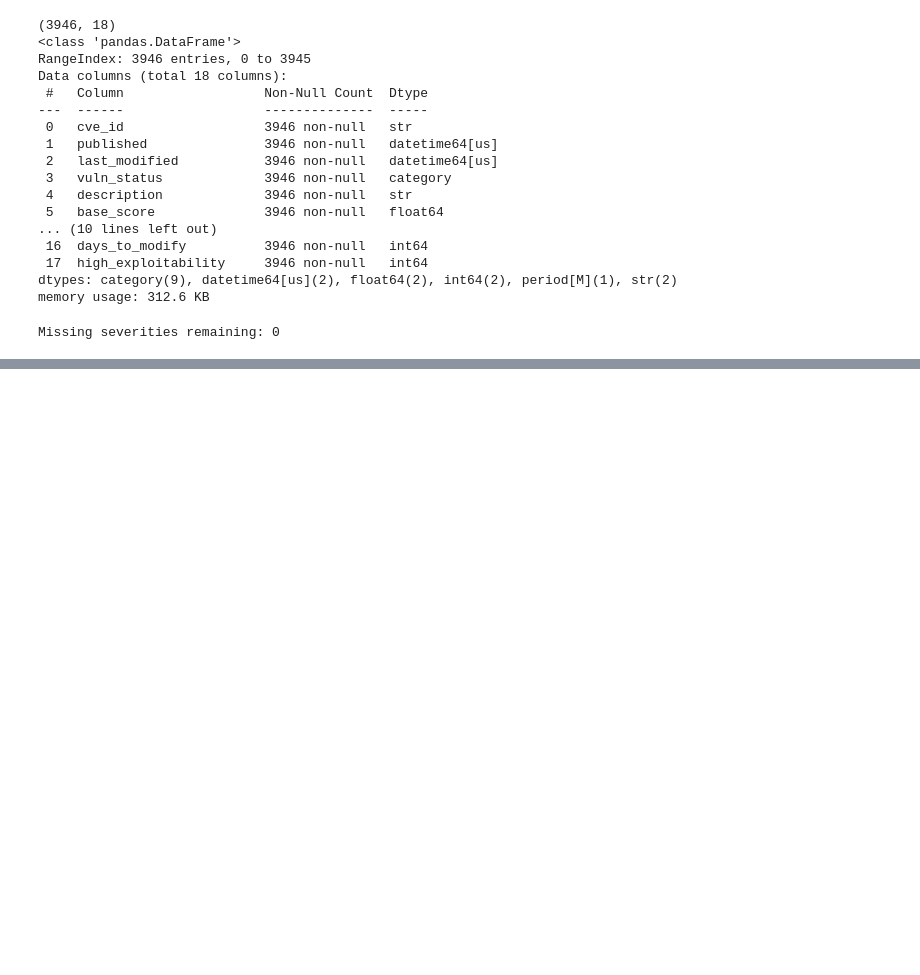
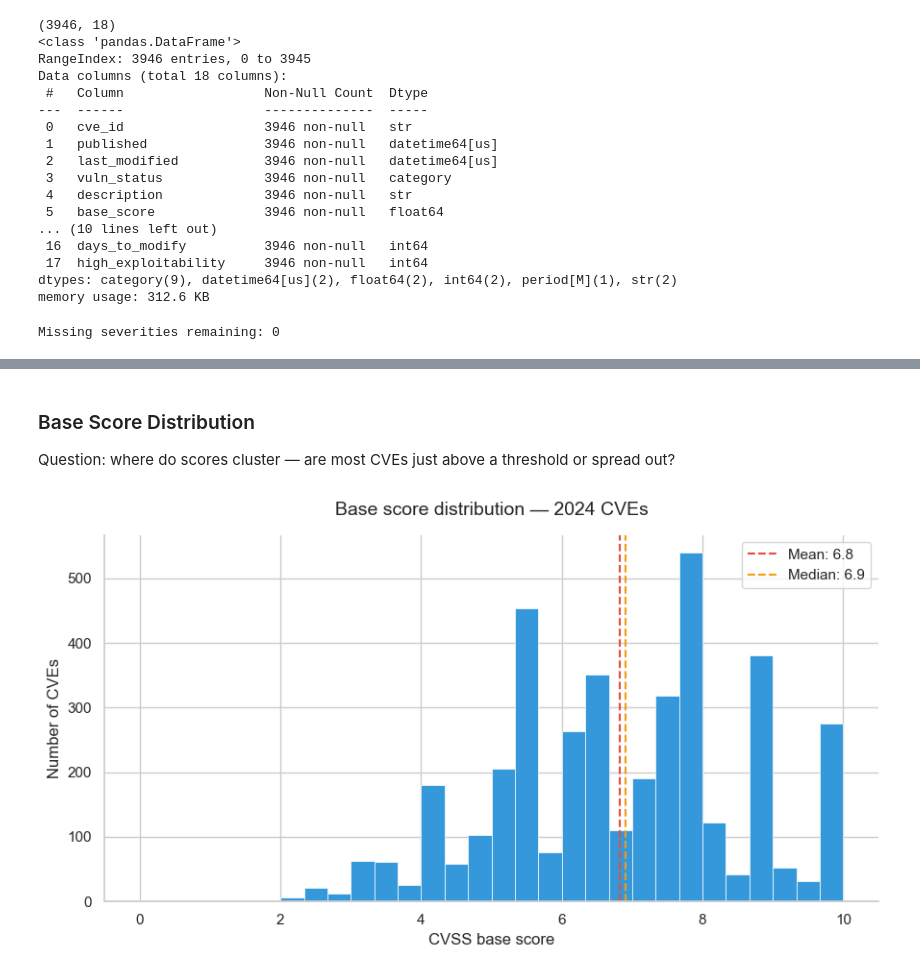
Before and after one commit to ravina13/analytics_portfolio, a Jupyter notebook: 01_cybersecurity/notebooks/01_eda.ipynb, the cells around one changed output, grey strips where cells are left out. Saved outputs shown, nothing was run; the diff lists cells and outputs as text; code cells hidden in the pictures; blank space fills up the shorter version.

```diff
--- a/01_cybersecurity/notebooks/01_eda.ipynb
+++ b/01_cybersecurity/notebooks/01_eda.ipynb
@@ -243,0 +272,22 @@ df.head()
+# %% [markdown]
+### Base Score Distribution
+Question: where do scores cluster — are most CVEs just above a threshold or spread out?
+# %%
+fig, ax = plt.subplots(figsize=(9, 5))
+
+ax.hist(df["base_score"], bins=30, color="#3498db", edgecolor="white", linewidth=0.5)
+ax.axvline(df["base_score"].mean(), color="#e74c3c", linestyle="--", linewidth=1.5,
+           label=f"Mean: {df['base_score'].mean():.1f}")
+ax.axvline(df["base_score"].median(), color="#f39c12", linestyle="--", linewidth=1.5,
+           label=f"Median: {df['base_score'].median():.1f}")
+
+ax.set_title("Base score distribution — 2024 CVEs", fontsize=14, pad=15)
+ax.set_xlabel("CVSS base score")
+ax.set_ylabel("Number of CVEs")
+ax.legend()
+sns.despine()
+plt.tight_layout()
+plt.savefig("../outputs/02_base_score_distribution.png", dpi=150, bbox_inches="tight")
+plt.show()
+# %% [output]
+[figure, added]
```
Also changed, not shown: parts of 9 cells of this notebook.
